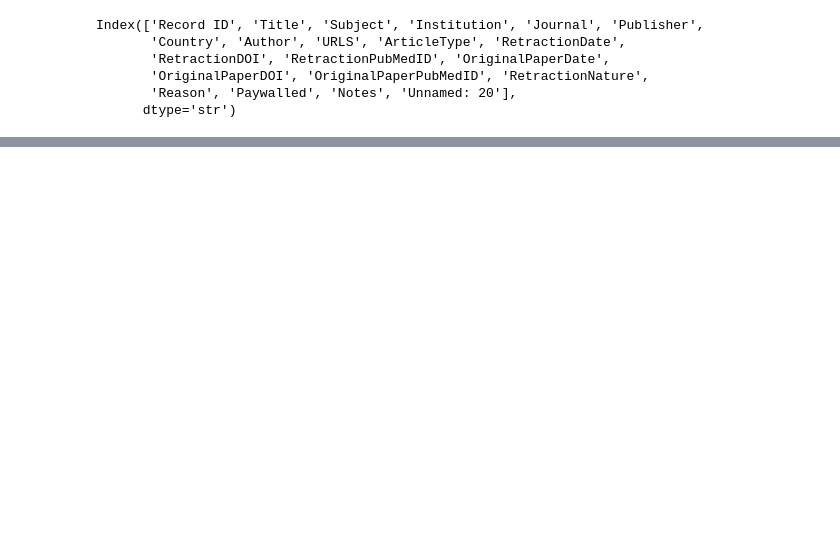
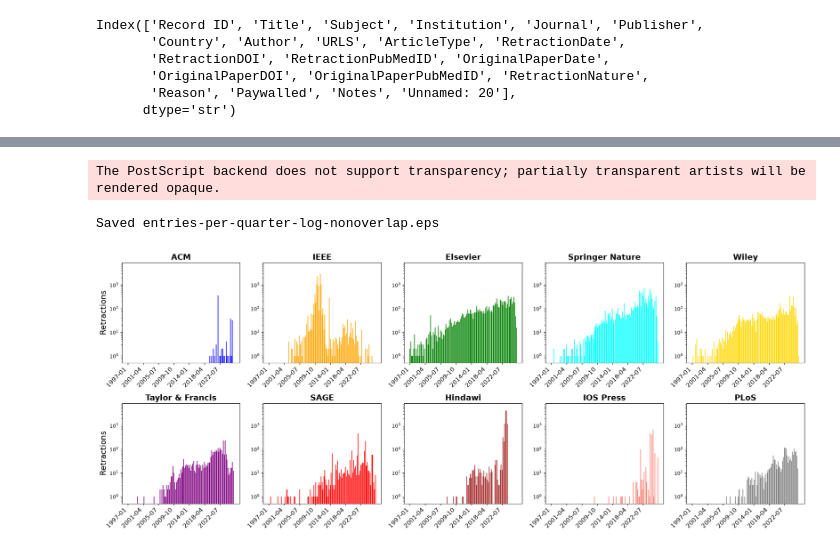
Before and after one commit to perellonieto/quarto-retraction-watch-example, a Jupyter notebook: initial_exploration_example.ipynb, the cells around one changed output, grey strips where cells are left out. Saved outputs shown, nothing was run; the diff lists cells and outputs as text; code cells hidden in the pictures; blank space fills up the shorter version.

```diff
--- a/initial_exploration_example.ipynb
+++ b/initial_exploration_example.ipynb
@@ -25,0 +159,7 @@ df.dropna(subset=['RetractionDate', 'OriginalPaperDate']).plot.scatter('Original
+# %%
+plot_small_multiples(df, freq='Q', log_scale=True,
+                      output_file='entries-per-quarter-log-nonoverlap.eps')
+# %% [output]
+The PostScript backend does not support transparency; partially transparent artists will be rendered opaque.
+Saved entries-per-quarter-log-nonoverlap.eps
+[figure, added]
```
Also changed, not shown: parts of 9 cells of this notebook, 1 other file.
